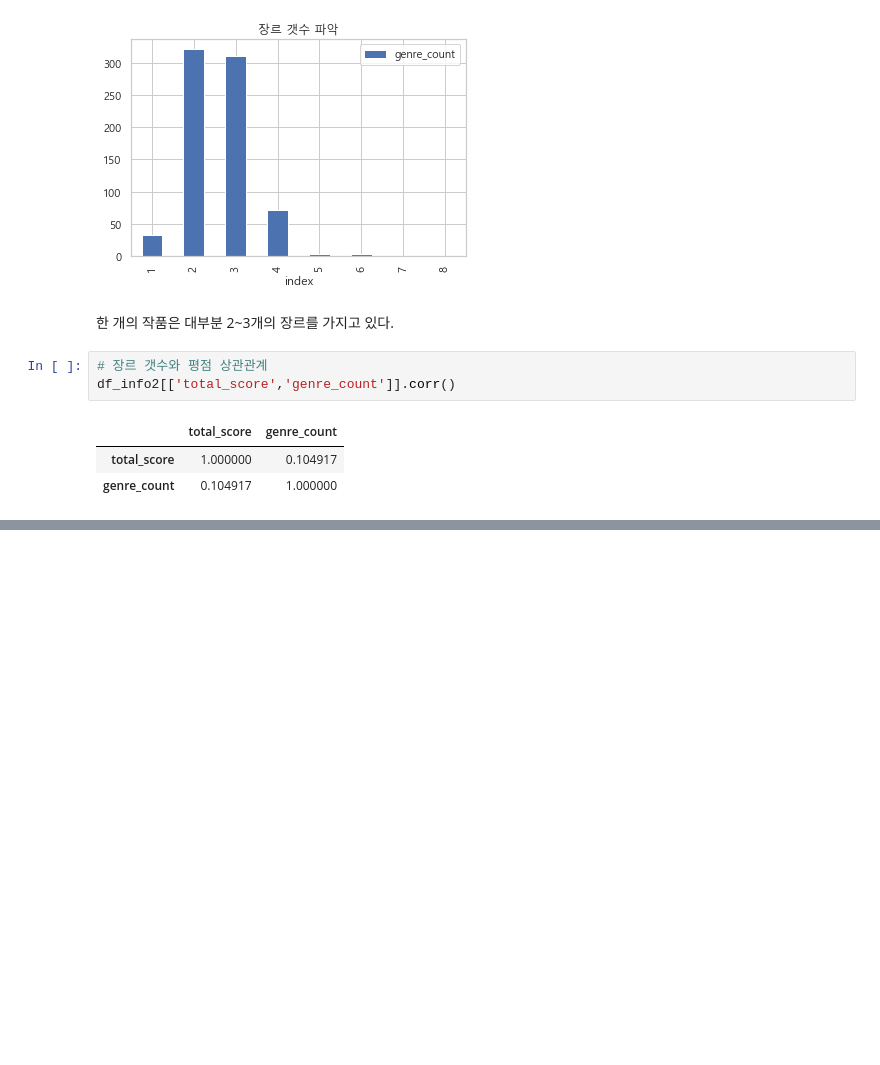
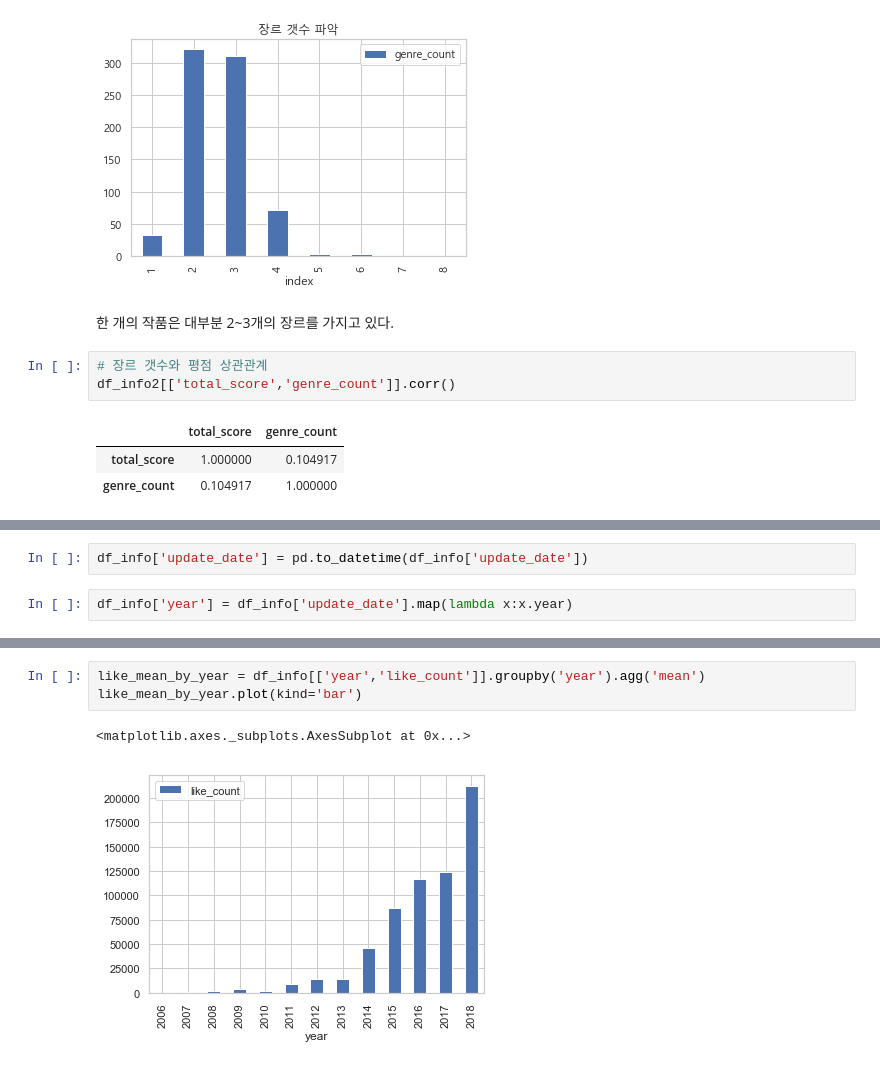
Before and after one commit to brightscannon/Webtoon_recommand_system, a Jupyter notebook: 1_Naver_EDA.ipynb, the cells around one changed output, grey strips where cells are left out. Saved outputs shown, nothing was run; the diff lists cells and outputs as text; blank space fills up the shorter version.

```diff
--- a/1_Naver_EDA.ipynb
+++ b/1_Naver_EDA.ipynb
@@ -187,0 +197,4 @@ df_chapter['total_comments'] = total_comments
+# %%
+df_info['update_date'] = pd.to_datetime(df_info['update_date'])
+# %%
+df_info['year'] = df_info['update_date'].map(lambda x:x.year)
@@ -187,0 +219,6 @@ df_chapter['total_comments'] = total_comments
+# %%
+like_mean_by_year = df_info[['year','like_count']].groupby('year').agg('mean')
+like_mean_by_year.plot(kind='bar')
+# %% [output]
+<matplotlib.axes._subplots.AxesSubplot at 0x...>
+[figure, added]
```
Also changed, not shown: parts of 53 cells of this notebook.
